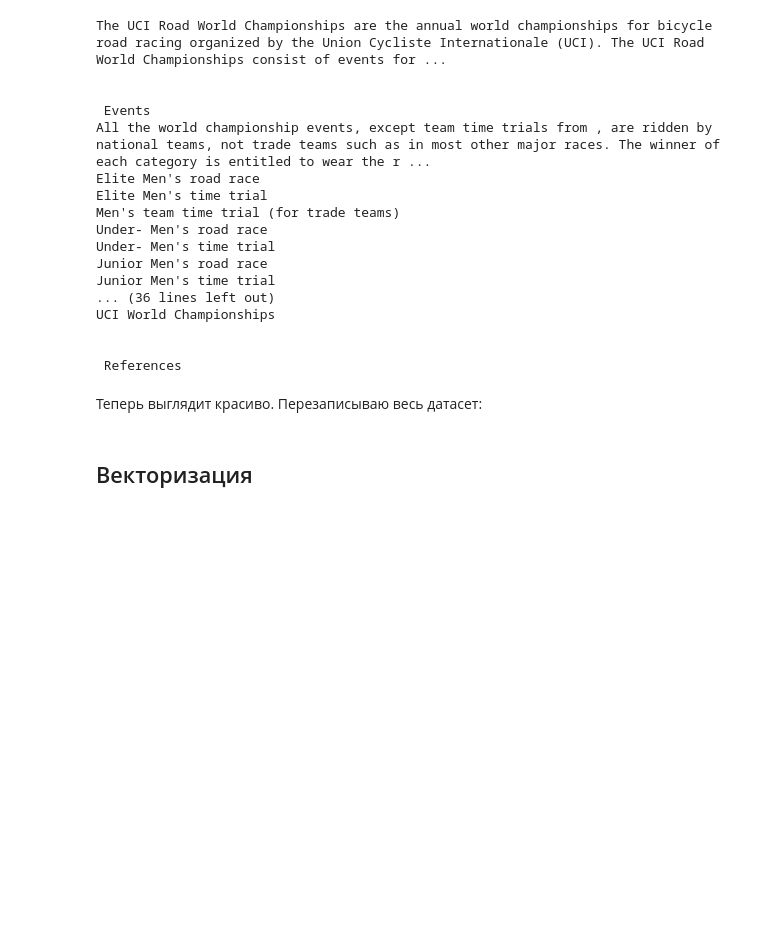
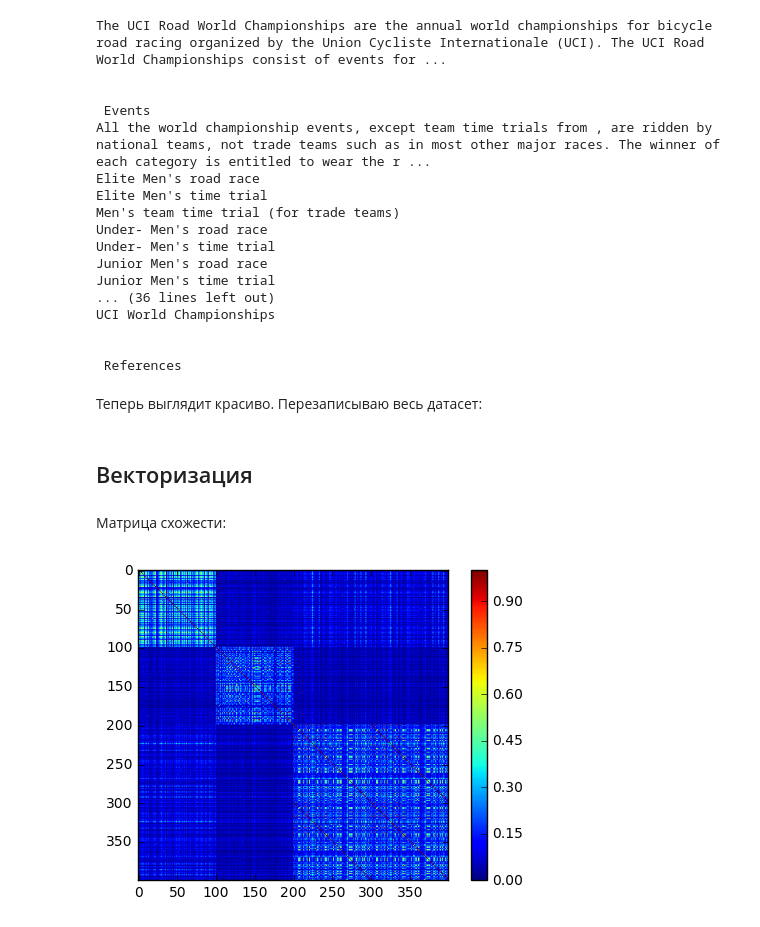
Before and after one commit to maryszmary/compling_hw, a Jupyter notebook: hw1.ipynb, the cells around one changed output. Cells and saved outputs as stored; diff of their text form; code cells hidden in the pictures; blank space fills up the shorter version.

```diff
--- a/hw1.ipynb
+++ b/hw1.ipynb
@@ -326,0 +329,17 @@ articles_df['article'] = articles_df['article'].map(clean_data)
+# %%
+stg = TfidfVectorizer(ngram_range=(3,3), analyzer='char')
+mat_trg = stg.fit_transform(articles_df['article'])
+# %% [markdown]
+Матрица схожести:
+# %%
+from sklearn.metrics.pairwise import cosine_similarity
+sim = cosine_similarity(mat_trg)
+# %%
+import matplotlib.pyplot as plt
+%matplotlib inline
+
+plt.imshow(sim)
+plt.colorbar()
+plt.show()
+# %% [output]
+[figure, added]
```
Also changed, not shown: parts of 3 cells of this notebook.
